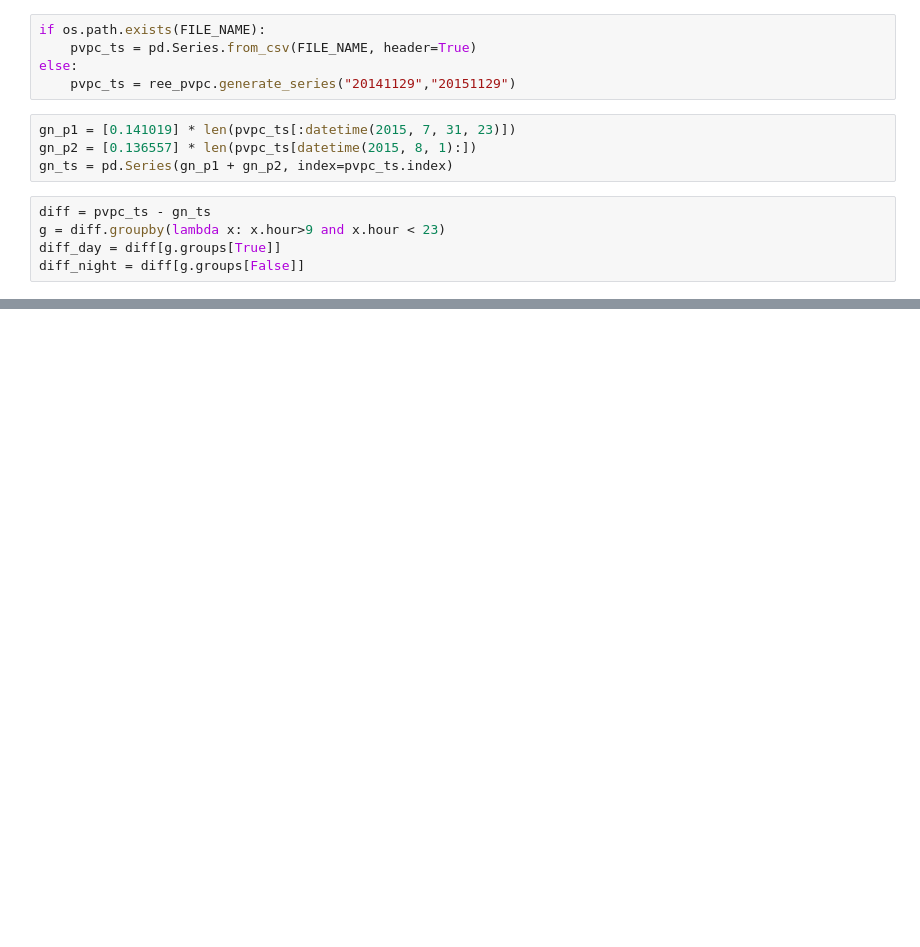
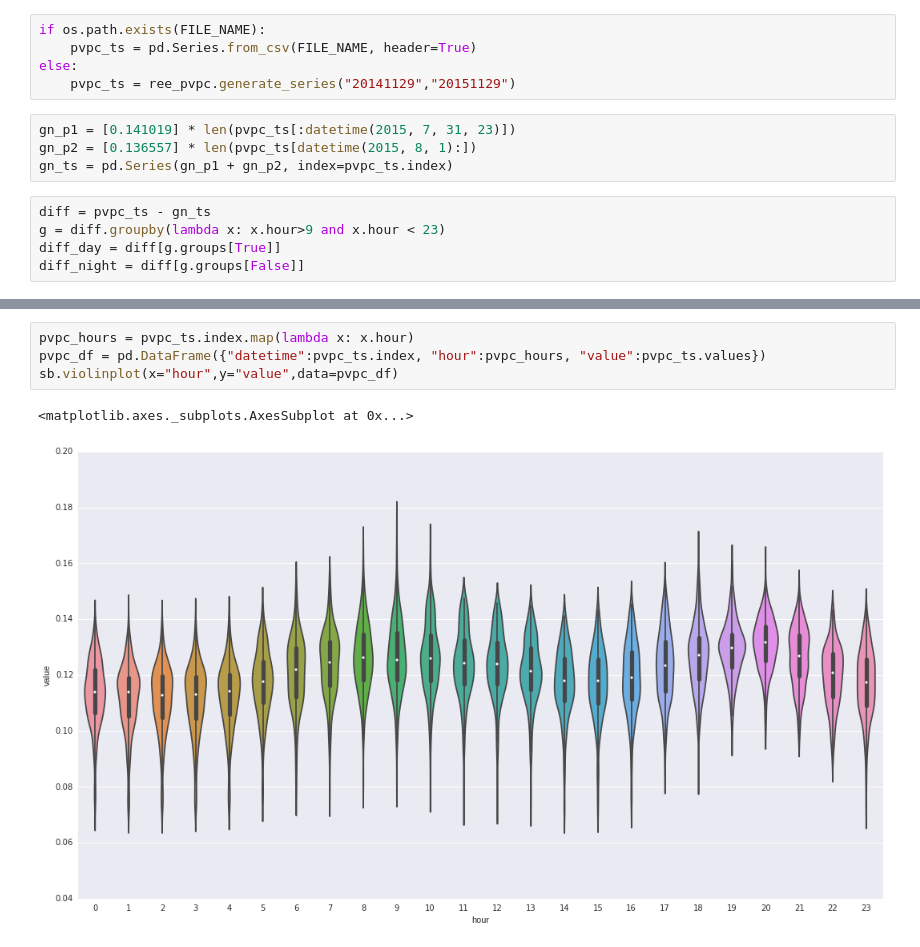
Before and after one commit to pakozm/PVPC-analysis, a Jupyter notebook: analysis.ipynb, the cells around one changed output, grey strips where cells are left out. Cells and saved outputs as stored; diff of their text form; blank space fills up the shorter version.

Commit message:
Updated with violinplot

```diff
--- a/analysis.ipynb
+++ b/analysis.ipynb
@@ -33,0 +36,7 @@ diff_night.hist(bins=50)
+# %%
+pvpc_hours = pvpc_ts.index.map(lambda x: x.hour)
+pvpc_df = pd.DataFrame({"datetime":pvpc_ts.index, "hour":pvpc_hours, "value":pvpc_ts.values})
+sb.violinplot(x="hour",y="value",data=pvpc_df)
+# %% [output]
+<matplotlib.axes._subplots.AxesSubplot at 0x...>
+[figure, added]
```
Also changed, not shown: parts of 3 cells of this notebook.
